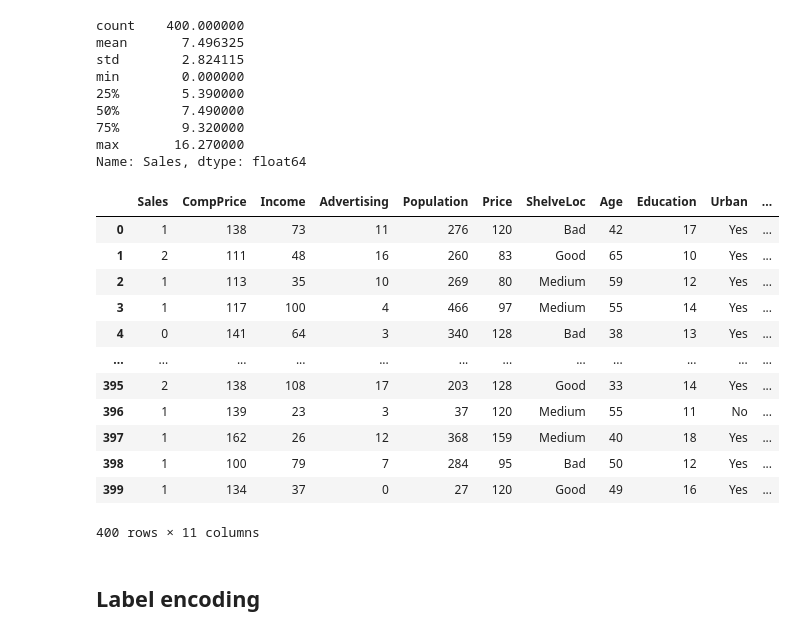
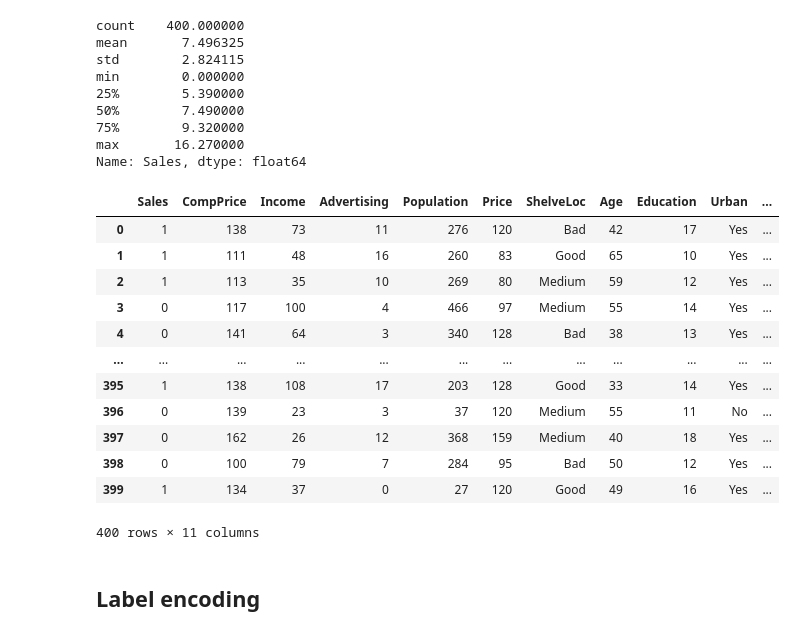
Before and after one commit to Suhailpk/Decision_tree, a Jupyter notebook: Company_data DT.ipynb, the cells around one changed output. Drawn from its saved outputs; the diff is of its cells as text; code cells hidden in the pictures.

```diff
--- a/Company_data DT.ipynb
+++ b/Company_data DT.ipynb
@@ -77,20 +77,20 @@ min        0.000000
 max       16.270000
 Name: Sales, dtype: float64
 # %%
-company_data['Sales'] = pd.cut(company_data.Sales, bins=3, labels=np.arange(3), right=False)
+company_data['Sales'] = pd.cut(company_data.Sales, bins=2, labels=np.arange(2), right=False)
 company_data
 # %% [output]
 |  | Sales | CompPrice | Income | Advertising | Population | Price | ShelveLoc | Age | Education | Urban | ... |
 | 0 | 1 | 138 | 73 | 11 | 276 | 120 | Bad | 42 | 17 | Yes | ... |
-| 1 | 2 | 111 | 48 | 16 | 260 | 83 | Good | 65 | 10 | Yes | ... |
+| 1 | 1 | 111 | 48 | 16 | 260 | 83 | Good | 65 | 10 | Yes | ... |
 | 2 | 1 | 113 | 35 | 10 | 269 | 80 | Medium | 59 | 12 | Yes | ... |
-| 3 | 1 | 117 | 100 | 4 | 466 | 97 | Medium | 55 | 14 | Yes | ... |
+| 3 | 0 | 117 | 100 | 4 | 466 | 97 | Medium | 55 | 14 | Yes | ... |
 | 4 | 0 | 141 | 64 | 3 | 340 | 128 | Bad | 38 | 13 | Yes | ... |
 | ... | ... | ... | ... | ... | ... | ... | ... | ... | ... | ... | ... |
-| 395 | 2 | 138 | 108 | 17 | 203 | 128 | Good | 33 | 14 | Yes | ... |
-| 396 | 1 | 139 | 23 | 3 | 37 | 120 | Medium | 55 | 11 | No | ... |
-| 397 | 1 | 162 | 26 | 12 | 368 | 159 | Medium | 40 | 18 | Yes | ... |
-| 398 | 1 | 100 | 79 | 7 | 284 | 95 | Bad | 50 | 12 | Yes | ... |
+| 395 | 1 | 138 | 108 | 17 | 203 | 128 | Good | 33 | 14 | Yes | ... |
+| 396 | 0 | 139 | 23 | 3 | 37 | 120 | Medium | 55 | 11 | No | ... |
+| 397 | 0 | 162 | 26 | 12 | 368 | 159 | Medium | 40 | 18 | Yes | ... |
+| 398 | 0 | 100 | 79 | 7 | 284 | 95 | Bad | 50 | 12 | Yes | ... |
 | 399 | 1 | 134 | 37 | 0 | 27 | 120 | Good | 49 | 16 | Yes | ... |
 400 rows × 11 columns
 # %%
```
Also changed, not shown: parts of 7 cells of this notebook, 1 other file.
